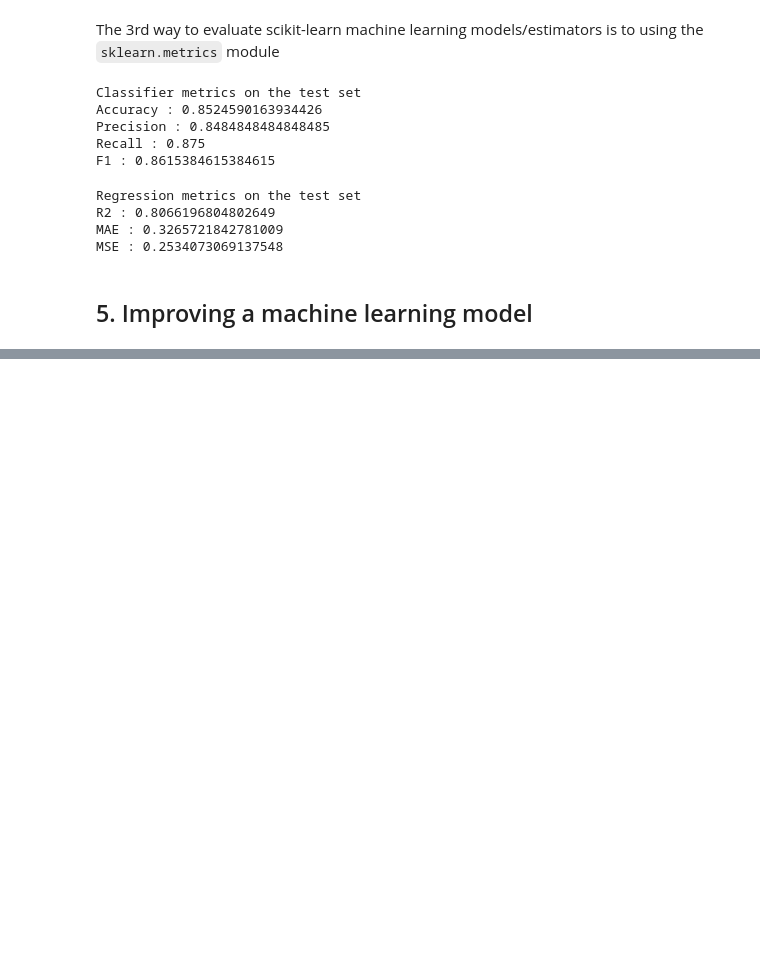
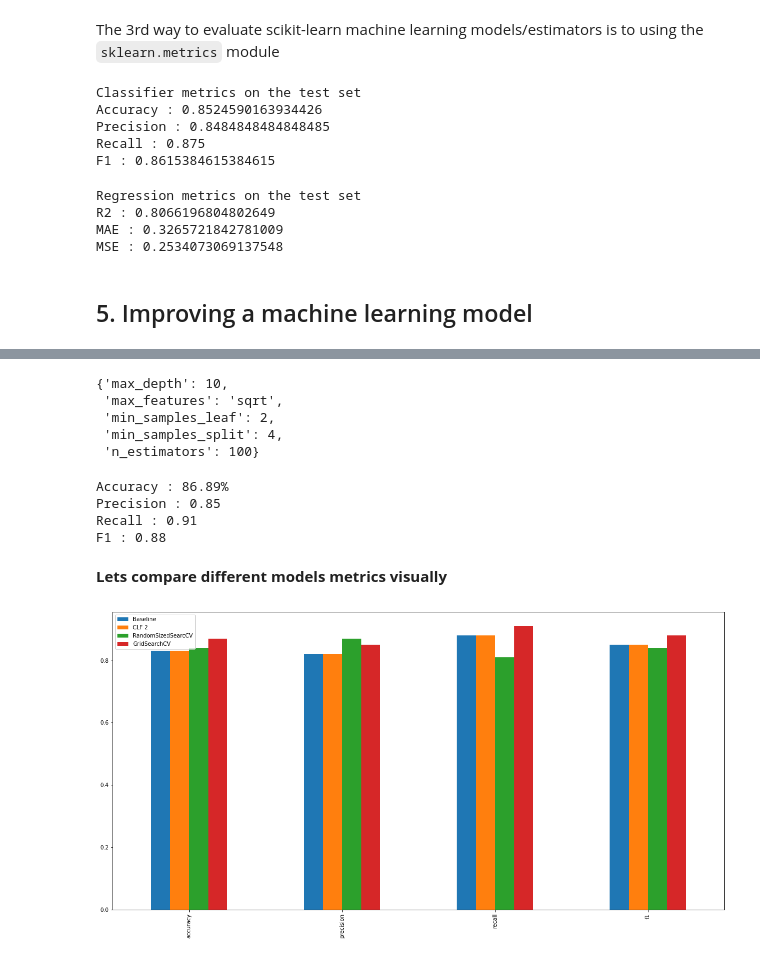
Before and after one commit to SaketMunda/ml-ds-tools-library-introduction, a Jupyter notebook: introduction-to-scikit-learn.ipynb, the cells around one changed output, grey strips where cells are left out. Drawn from its saved outputs; the diff is of its cells as text; code cells hidden in the pictures; blank space fills up the shorter version.

```diff
--- a/introduction-to-scikit-learn.ipynb
+++ b/introduction-to-scikit-learn.ipynb
@@ -1308,0 +1454,11 @@ MSE : 0.2534073069137548
+# %%
+# now create a different model classifier with adjusting hyperparameters
+np.random.seed(42)
+
+clf_2 = RandomForestClassifier(n_estimators=10000)
+
+clf_2.fit(X_train, y_train)
+
+y_preds_2 = clf_2.predict(X_validate)
+
+clf_2_metrics = evaluate_preds(y_validate, y_preds_2)
@@ -1308,0 +1528,3 @@ MSE : 0.2534073069137548
+# %%
+# fitting the data into random sized search cv
+rs_clf.fit(X_train, y_train)
@@ -1308,0 +1600,5 @@ MSE : 0.2534073069137548
+# %%
+# when use predict on randomizedsearchcv, it predict on best params combination that came out after multiple iteration
+# of the model
+rs_y_preds = rs_clf.predict(X_test)
+rs_metrics = evaluate_preds(y_test, rs_y_preds)
@@ -1308,0 +1704,30 @@ MSE : 0.2534073069137548
+# %%
+gs_clf.best_params_
+# %% [output]
+{'max_depth': 10,
+ 'max_features': 'sqrt',
+ 'min_samples_leaf': 2,
+ 'min_samples_split': 4,
+ 'n_estimators': 100}
+# %%
+gs_y_preds = gs_clf.predict(X_test)
+
+gs_metrics = evaluate_preds(y_test, gs_y_preds)
+# %% [output]
+Accuracy : 86.89%
+Precision : 0.85
+Recall : 0.91
+F1 : 0.88
+# %% [markdown]
+**Lets compare different models metrics visually**
+# %%
+# creating a dataframe
+
+metrics_df = pd.DataFrame({"Baseline" : baseline_metrics,
+                           "CLF 2": clf_2_metrics,
+                           "RandomSizedSearcCV": rs_metrics,
+                           "GridSearchCV": gs_metrics})
+
+metrics_df.plot.bar(figsize=(20,10));
+# %% [output]
+[figure, added]
```
Also changed, not shown: parts of 40 cells of this notebook, 2 other files.
